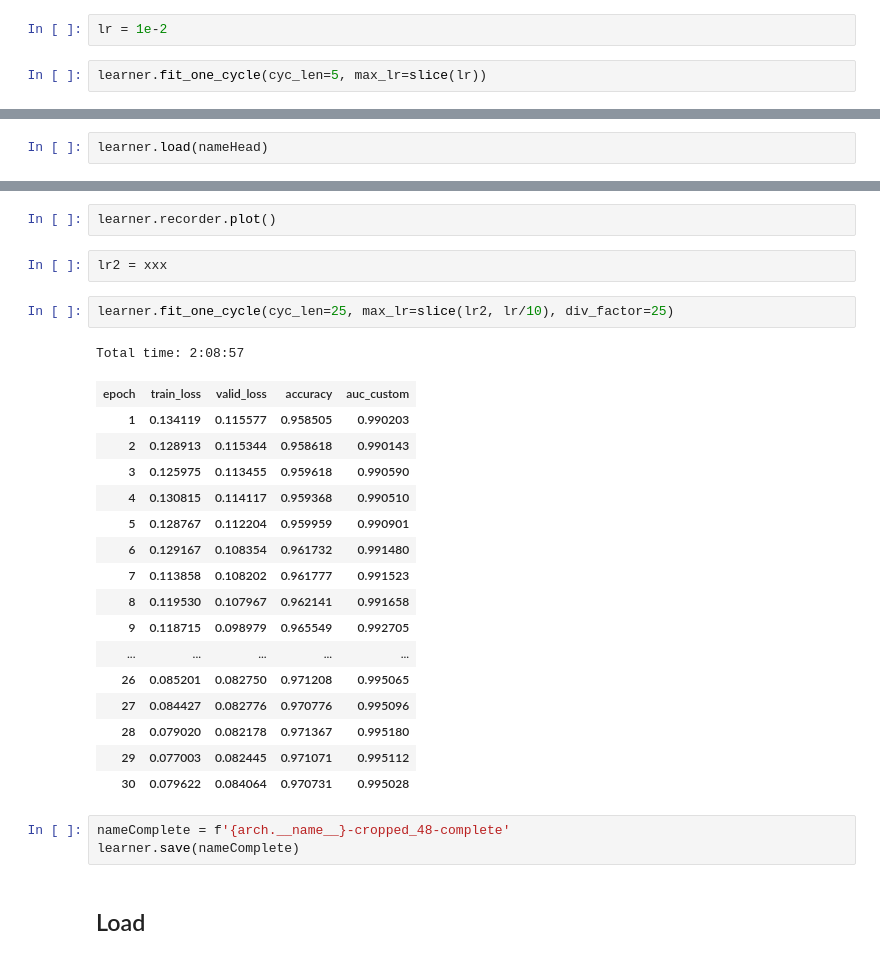
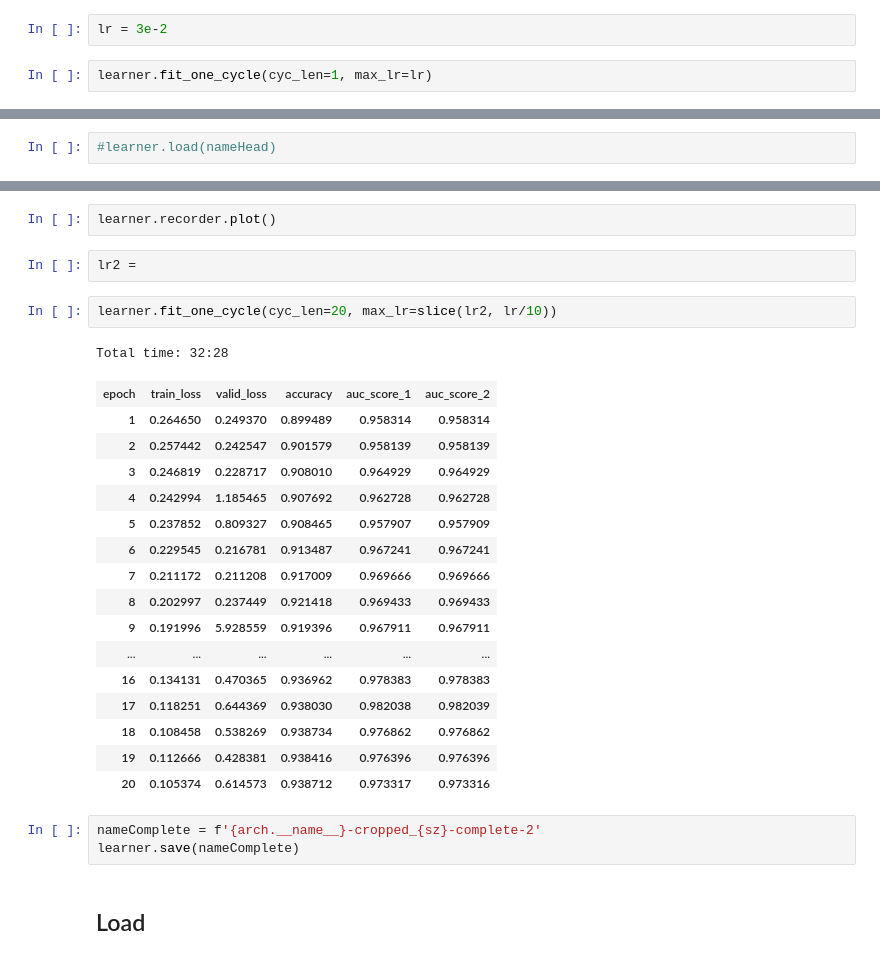
Before and after one commit to ChristophNeuner/Histopathologic-Cancer-Detection, a Jupyter notebook: hcd.ipynb, the cells around one changed output, grey strips where cells are left out. Saved outputs shown, nothing was run; the diff lists cells and outputs as text.

```diff
--- a/hcd.ipynb
+++ b/hcd.ipynb
@@ -240,5 +258,5 @@ learner.recorder.plot()
 # %%
-lr = 1e-2
+lr = 3e-2
 # %%
-learner.fit_one_cycle(cyc_len=5, max_lr=slice(lr))
+learner.fit_one_cycle(cyc_len=1, max_lr=lr)
 # %% [output]
@@ -255,3 +271,3 @@ nameHead = f'{arch.__name__}-cropped_48-head'
 learner.save(nameHead)
 # %%
-learner.load(nameHead)
+#learner.load(nameHead)
@@ -280,29 +278,29 @@ learner.lr_find()
 # %%
 learner.recorder.plot()
 # %%
-lr2 = xxx
+lr2 =
 # %%
-learner.fit_one_cycle(cyc_len=25, max_lr=slice(lr2, lr/10), div_factor=25)
+learner.fit_one_cycle(cyc_len=20, max_lr=slice(lr2, lr/10))
 # %% [output]
-Total time: 2:08:57
+Total time: 32:28
-| epoch | train_loss | valid_loss | accuracy | auc_custom |
-| 1 | 0.134119 | 0.115577 | 0.958505 | 0.990203 |
-| 2 | 0.128913 | 0.115344 | 0.958618 | 0.990143 |
-| 3 | 0.125975 | 0.113455 | 0.959618 | 0.990590 |
-| 4 | 0.130815 | 0.114117 | 0.959368 | 0.990510 |
-| 5 | 0.128767 | 0.112204 | 0.959959 | 0.990901 |
-| 6 | 0.129167 | 0.108354 | 0.961732 | 0.991480 |
-| 7 | 0.113858 | 0.108202 | 0.961777 | 0.991523 |
-| 8 | 0.119530 | 0.107967 | 0.962141 | 0.991658 |
-| 9 | 0.118715 | 0.098979 | 0.965549 | 0.992705 |
-| ... | ... | ... | ... | ... |
-| 26 | 0.085201 | 0.082750 | 0.971208 | 0.995065 |
-| 27 | 0.084427 | 0.082776 | 0.970776 | 0.995096 |
-| 28 | 0.079020 | 0.082178 | 0.971367 | 0.995180 |
-| 29 | 0.077003 | 0.082445 | 0.971071 | 0.995112 |
-| 30 | 0.079622 | 0.084064 | 0.970731 | 0.995028 |
+| epoch | train_loss | valid_loss | accuracy | auc_score_1 | auc_score_2 |
+| 1 | 0.264650 | 0.249370 | 0.899489 | 0.958314 | 0.958314 |
+| 2 | 0.257442 | 0.242547 | 0.901579 | 0.958139 | 0.958139 |
+| 3 | 0.246819 | 0.228717 | 0.908010 | 0.964929 | 0.964929 |
+| 4 | 0.242994 | 1.185465 | 0.907692 | 0.962728 | 0.962728 |
+| 5 | 0.237852 | 0.809327 | 0.908465 | 0.957907 | 0.957909 |
+| 6 | 0.229545 | 0.216781 | 0.913487 | 0.967241 | 0.967241 |
+| 7 | 0.211172 | 0.211208 | 0.917009 | 0.969666 | 0.969666 |
+| 8 | 0.202997 | 0.237449 | 0.921418 | 0.969433 | 0.969433 |
+| 9 | 0.191996 | 5.928559 | 0.919396 | 0.967911 | 0.967911 |
+| ... | ... | ... | ... | ... | ... |
+| 16 | 0.134131 | 0.470365 | 0.936962 | 0.978383 | 0.978383 |
+| 17 | 0.118251 | 0.644369 | 0.938030 | 0.982038 | 0.982039 |
+| 18 | 0.108458 | 0.538269 | 0.938734 | 0.976862 | 0.976862 |
+| 19 | 0.112666 | 0.428381 | 0.938416 | 0.976396 | 0.976396 |
+| 20 | 0.105374 | 0.614573 | 0.938712 | 0.973317 | 0.973316 |
 # %%
-nameComplete = f'{arch.__name__}-cropped_48-complete'
+nameComplete = f'{arch.__name__}-cropped_{sz}-complete-2'
 learner.save(nameComplete)
 # %% [markdown]
 ## Load
```
Also changed, not shown: parts of 41 cells of this notebook.
